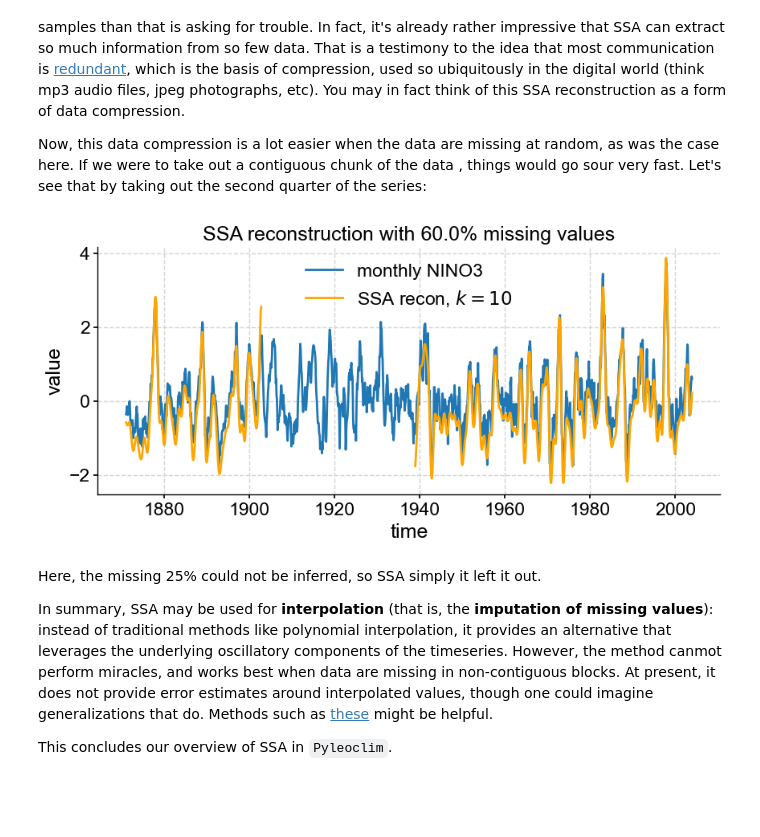
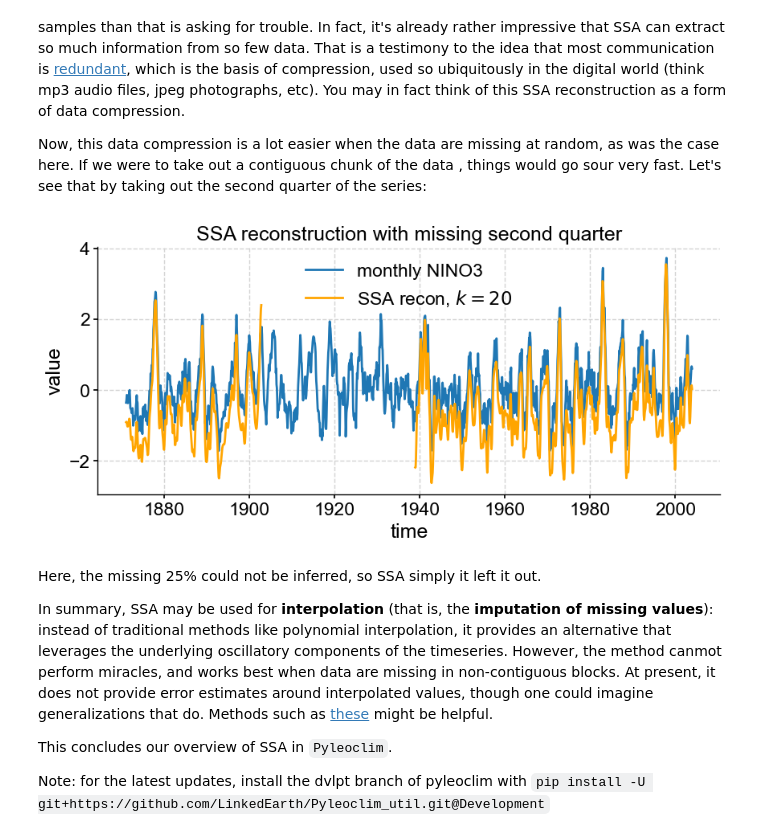
Before and after one commit to LinkedEarth/paleobooks_mathom, a Jupyter notebook: notebooks/Singular Spectrum Analysis.ipynb, the cells around one changed output. Cells and saved outputs as stored; diff of their text form; code cells hidden in the pictures; blank space fills up the shorter version.

```diff
--- a/notebooks/Singular Spectrum Analysis.ipynb
+++ b/notebooks/Singular Spectrum Analysis.ipynb
@@ -323,19 +319,21 @@ Now, this data compression is a lot easier when the data are missing at random,
 # %%
 missing = np.arange(np.floor(n/4),np.floor(n/2),dtype='int')
 nino_miss = np.copy(ts_n.value)
 nino_miss[missing] = np.nan
 ts_miss = pyleo.Series(time=t,value=nino_miss)
 miss_ssa = ts_miss.ssa(M = 60)
-RCmiss = miss_ssa['RC'][:,:9].sum(axis=1)
-fig, ax = ts_nino.plot(title=r'SSA reconstruction with '+ str(fm*100) +'% missing values',mute=True,label='monthly NINO3')
-ax.plot(t,RCmiss,label='SSA recon, $k=10$',color='orange')
+RCmiss = miss_ssa['RC'][:,:19].sum(axis=1)
+fig, ax = ts_nino.plot(title=r'SSA reconstruction with missing second quarter',mute=True,label='monthly NINO3')
+ax.plot(t,RCmiss,label='SSA recon, $k=20$',color='orange')
 ax.legend()
 pyleo.showfig(fig)
 # %% [output]
-[figure, old version]
+[figure, new version]
 # %% [markdown]
 Here, the missing 25% could not be inferred, so SSA simply it left it out.
 
 In summary, SSA may be used for **interpolation** (that is, the **imputation of missing values**): instead of traditional methods like polynomial interpolation, it provides an alternative that leverages the underlying oscillatory components of the timeseries. However, the method canmot perform miracles, and works best when data are missing in non-contiguous blocks. At present, it does not provide error estimates around interpolated values, though one could imagine generalizations that do. Methods such as [these](https://onlinelibrary.wiley.com/doi/full/10.1002/cmm4.1080) might be helpful.
 
 This concludes our overview of SSA in `Pyleoclim`.
+
+Note: for the latest updates, install the dvlpt branch of pyleoclim with `pip install -U git+https://github.com/LinkedEarth/Pyleoclim_util.git@Development`
```
Also changed, not shown: parts of 7 cells of this notebook.
